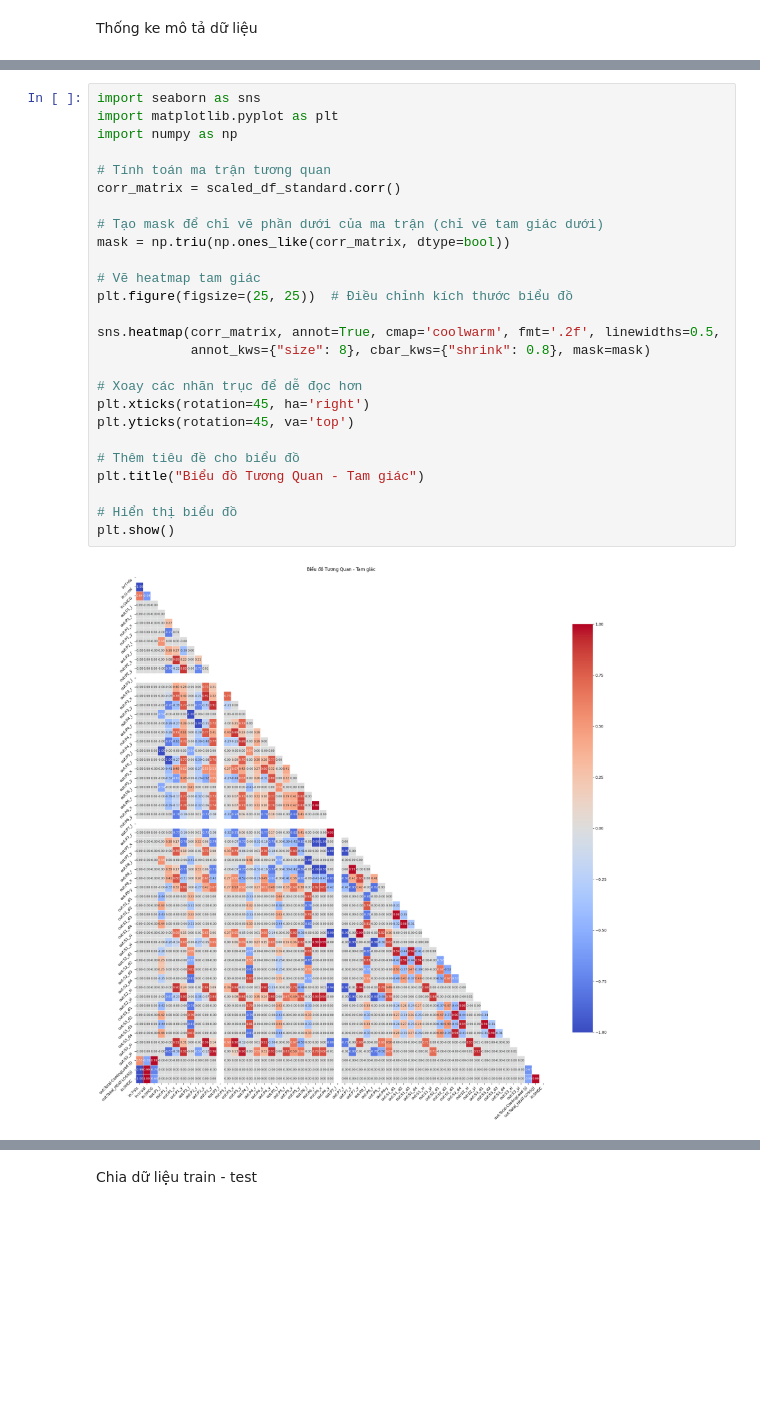
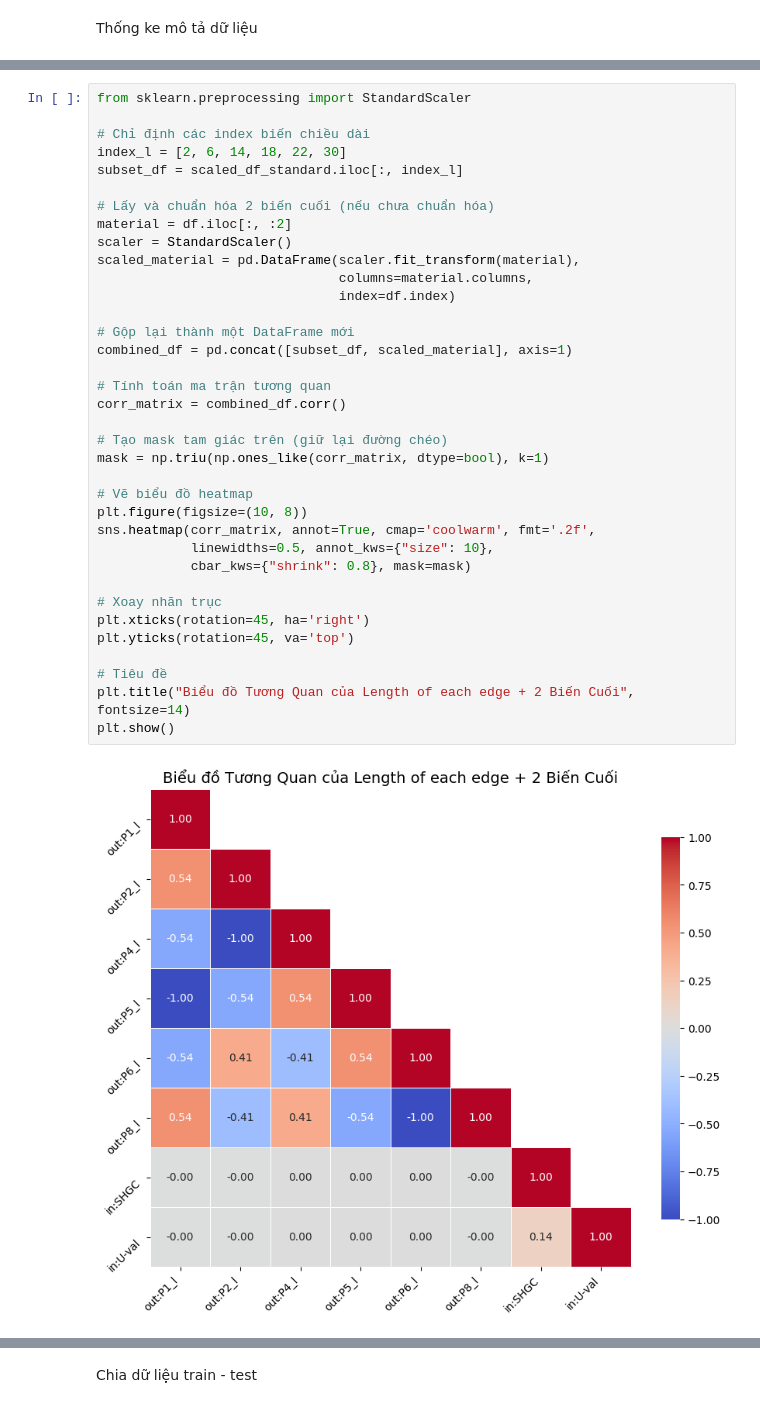
Before and after one commit to IamToef/Deep-Learning, a Jupyter notebook: CodeCuoiky.ipynb, the cells around one changed output, grey strips where cells are left out. Drawn from its saved outputs; the diff is of its cells as text; blank space fills up the shorter version.

```diff
--- a/CodeCuoiky.ipynb
+++ b/CodeCuoiky.ipynb
@@ -234,28 +276,38 @@ stats
 # %%
-import seaborn as sns
-import matplotlib.pyplot as plt
-import numpy as np
+from sklearn.preprocessing import StandardScaler
+
+# Chỉ định các index biến chiều dài
+index_l = [2, 6, 14, 18, 22, 30]
+subset_df = scaled_df_standard.iloc[:, index_l]
+
+# Lấy và chuẩn hóa 2 biến cuối (nếu chưa chuẩn hóa)
+material = df.iloc[:, :2]
+scaler = StandardScaler()
+scaled_material = pd.DataFrame(scaler.fit_transform(material),
+                               columns=material.columns,
+                               index=df.index)
+
+# Gộp lại thành một DataFrame mới
+combined_df = pd.concat([subset_df, scaled_material], axis=1)
 
 # Tính toán ma trận tương quan
-corr_matrix = scaled_df_standard.corr()
+corr_matrix = combined_df.corr()
 
-# Tạo mask để chỉ vẽ phần dưới của ma trận (chỉ vẽ tam giác dưới)
-mask = np.triu(np.ones_like(corr_matrix, dtype=bool))
+# Tạo mask tam giác trên (giữ lại đường chéo)
+mask = np.triu(np.ones_like(corr_matrix, dtype=bool), k=1)
 
-# Vẽ heatmap tam giác
-plt.figure(figsize=(25, 25))  # Điều chỉnh kích thước biểu đồ
+# Vẽ biểu đồ heatmap
+plt.figure(figsize=(10, 8))
+sns.heatmap(corr_matrix, annot=True, cmap='coolwarm', fmt='.2f',
+            linewidths=0.5, annot_kws={"size": 10},
+            cbar_kws={"shrink": 0.8}, mask=mask)
 
-sns.heatmap(corr_matrix, annot=True, cmap='coolwarm', fmt='.2f', linewidths=0.5,
-            annot_kws={"size": 8}, cbar_kws={"shrink": 0.8}, mask=mask)
-
-# Xoay các nhãn trục để dễ đọc hơn
+# Xoay nhãn trục
 plt.xticks(rotation=45, ha='right')
 plt.yticks(rotation=45, va='top')
 
-# Thêm tiêu đề cho biểu đồ
-plt.title("Biểu đồ Tương Quan - Tam giác")
-
-# Hiển thị biểu đồ
+# Tiêu đề
+plt.title("Biểu đồ Tương Quan của Length of each edge + 2 Biến Cuối", fontsize=14)
 plt.show()
 # %% [output]
-[figure, old version]
+[figure, new version]
```
Also changed, not shown: parts of 31 cells of this notebook, 9 other files.
